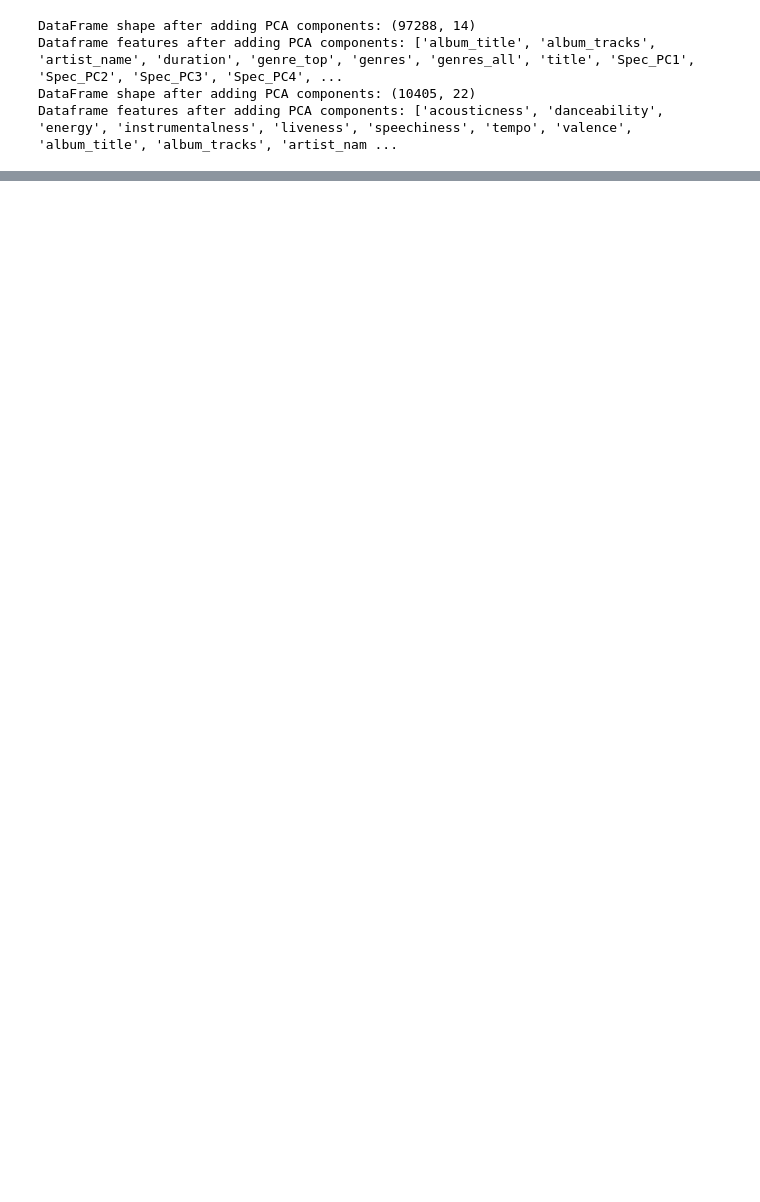
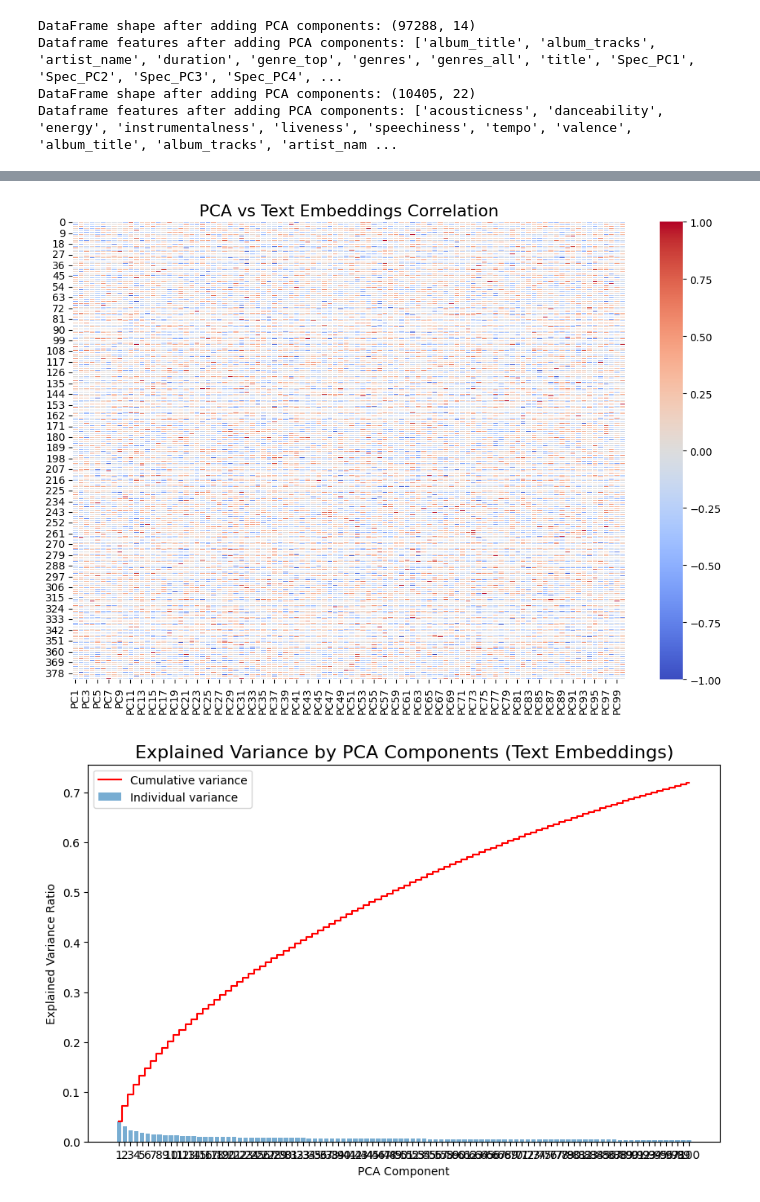
Before and after one commit to khola22/Supervised_Challenge, a Jupyter notebook: task_2.ipynb, the cells around one changed output, grey strips where cells are left out. Cells and saved outputs as stored; diff of their text form; code cells hidden in the pictures; blank space fills up the shorter version.

```diff
--- a/task_2.ipynb
+++ b/task_2.ipynb
@@ -308,0 +342,31 @@ Dataframe features after adding PCA components: ['acousticness', 'danceability',
+# %%
+# Now we will use embeddings for the text features (artist_name, title, album_name)
+text_features = ['artist_name', 'title', 'album_title']
+
+df_embeddings = df_echonest_final.copy()
+
+# Concatenate into one string per track
+df_embeddings["text_meta"] = (
+    df_embeddings["artist_name"].fillna("") + " - " +
+    df_embeddings["title"].fillna("") + " | " +
+    df_embeddings["album_title"].fillna("")
+)
+
+# Lowercase and strip whitespace
+df_embeddings["text_meta"] = df_embeddings["text_meta"].str.lower().str.strip()
+# %%
+model = SentenceTransformer("all-MiniLM-L6-v2")
+
+texts = df_embeddings["text_meta"].tolist()
+
+# Encode in batches
+batch_size = 512
+all_embeds = []
+
+for i in range(0, len(texts), batch_size):
+    batch_texts = texts[i:i+batch_size]
+    batch_embeds = model.encode(batch_texts, show_progress_bar=True, convert_to_numpy=True)
+    all_embeds.extend(batch_embeds)
+
+# Now text_embs[i] is the embedding for track i.
+text_embs = np.vstack(all_embeds)
@@ -308,0 +388,8 @@ Dataframe features after adding PCA components: ['acousticness', 'danceability',
+# %%
+# Apply PCA on text embeddings to reduce dimensionality and plot correlations
+pca_text, df_pca_text = apply_pca(pd.DataFrame(text_embs), list(range(text_embs.shape[1])), n_components=100)
+plot_pca_correlations(pd.DataFrame(text_embs), list(range(text_embs.shape[1])), pca_text, df_pca_text, title="PCA vs Text Embeddings Correlation")
+plot_pca_variance(pca_text, title="Explained Variance by PCA Components (Text Embeddings)")
+# %% [output]
+[figure, added]
+[figure, added]
```
Also changed, not shown: parts of 31 cells of this notebook, 1 other file.
